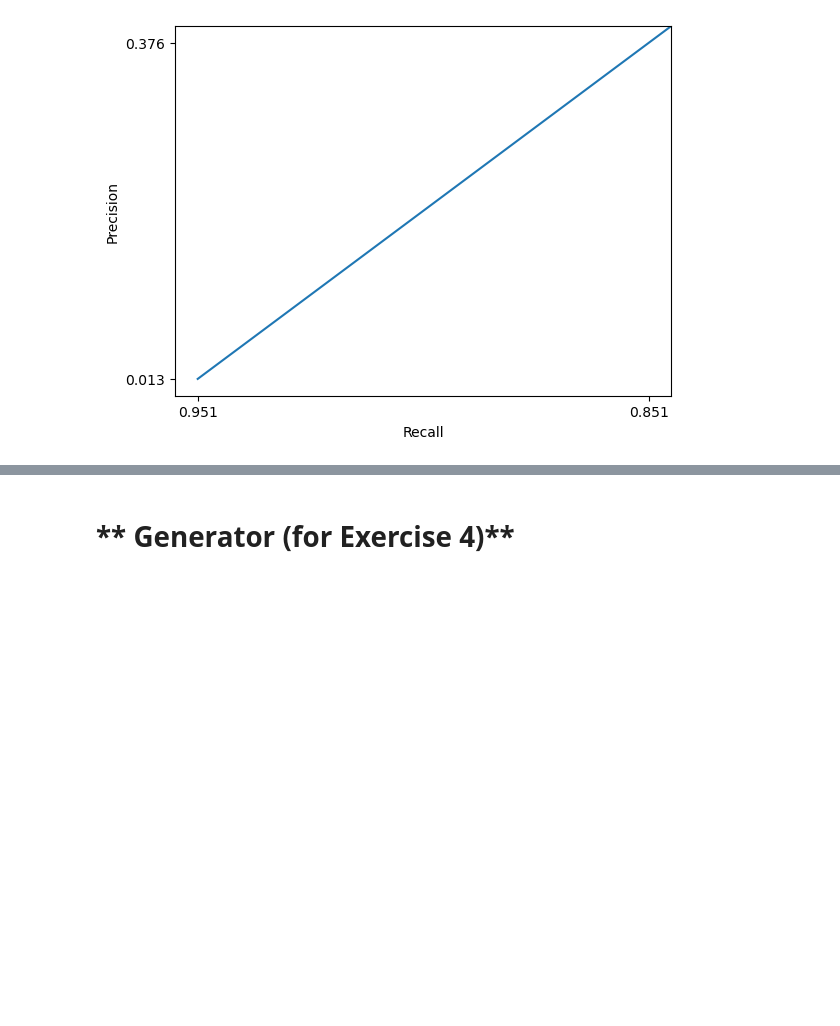
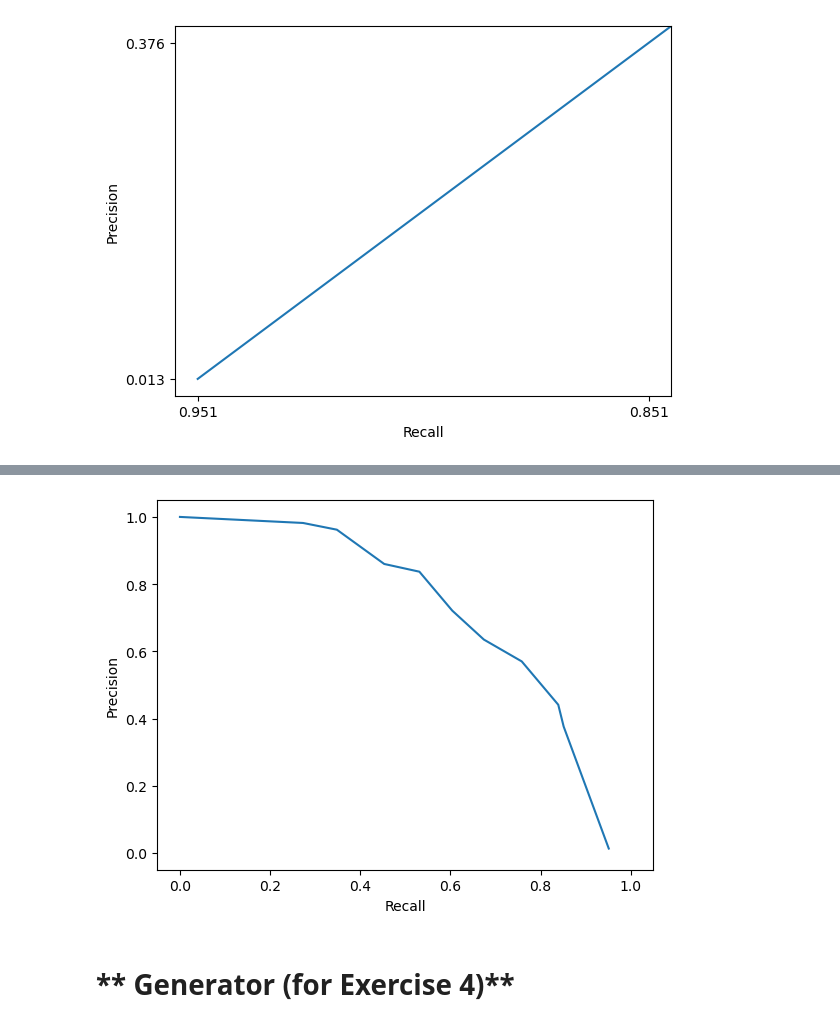
Before and after one commit to ITahmadifar/NHL-Assignment, a Jupyter notebook: debugging.ipynb, the cells around one changed output, grey strips where cells are left out. Drawn from its saved outputs; the diff is of its cells as text; code cells hidden in the pictures; blank space fills up the shorter version.

```diff
--- a/debugging.ipynb
+++ b/debugging.ipynb
@@ -280,3 +290,42 @@ plot_data('data_file.csv')
+# %%
+def revised_plot_data(csv_file_path: str):
+    # load data
+    results = []
+    with open(csv_file_path) as result_csv:
+        csv_reader = csv.reader(result_csv, delimiter=',')
+        next(csv_reader)
+        for row in csv_reader:
+            # Convert to float.
+            numerical_row = [float(item) for item in row]
+            results.append(numerical_row)
+        results = np.stack(results)
+
+    # plot precision-recall curve
+    plt.plot(results[:, 1], results[:, 0])
+    plt.ylim([-0.05, 1.05])
+    plt.xlim([-0.05, 1.05])
+    plt.xlabel('Recall')
+    plt.ylabel('Precision')
+    plt.show()
+# %%
+f = open("data_file.csv", "w", newline='')
+w = csv.writer(f)
+_ = w.writerow(["precision", "recall"])
+w.writerows([[0.013,0.951],
+             [0.376,0.851],
+             [0.441,0.839],
+             [0.570,0.758],
+             [0.635,0.674],
+             [0.721,0.604],
+             [0.837,0.531],
+             [0.860,0.453],
+             [0.962,0.348],
+             [0.982,0.273],
+             [1.0,0.0]])
+f.close()
+revised_plot_data('data_file.csv')
+# %% [output]
+[figure, added]
 # %% [markdown]
 <h1 id="generator-for-exercise-4">** Generator (for Exercise 4)**</h1>
 # %% [markdown]
```
Also changed, not shown: parts of 2 cells of this notebook.
